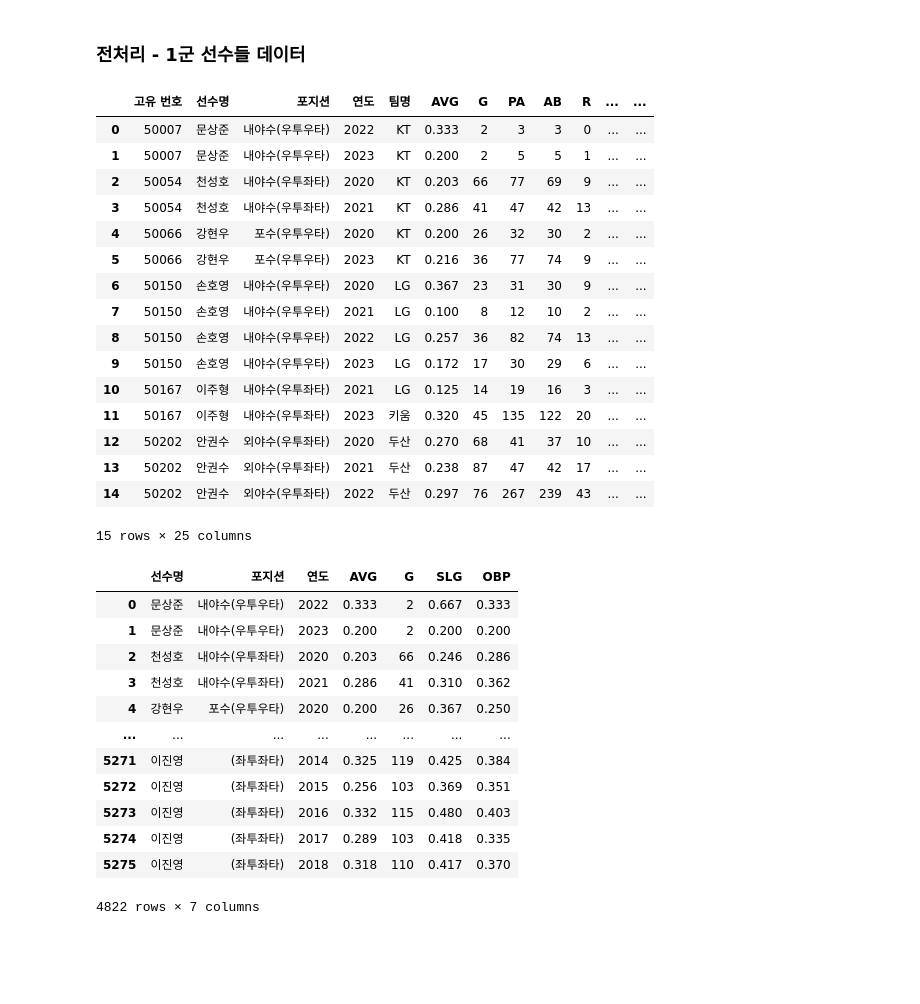
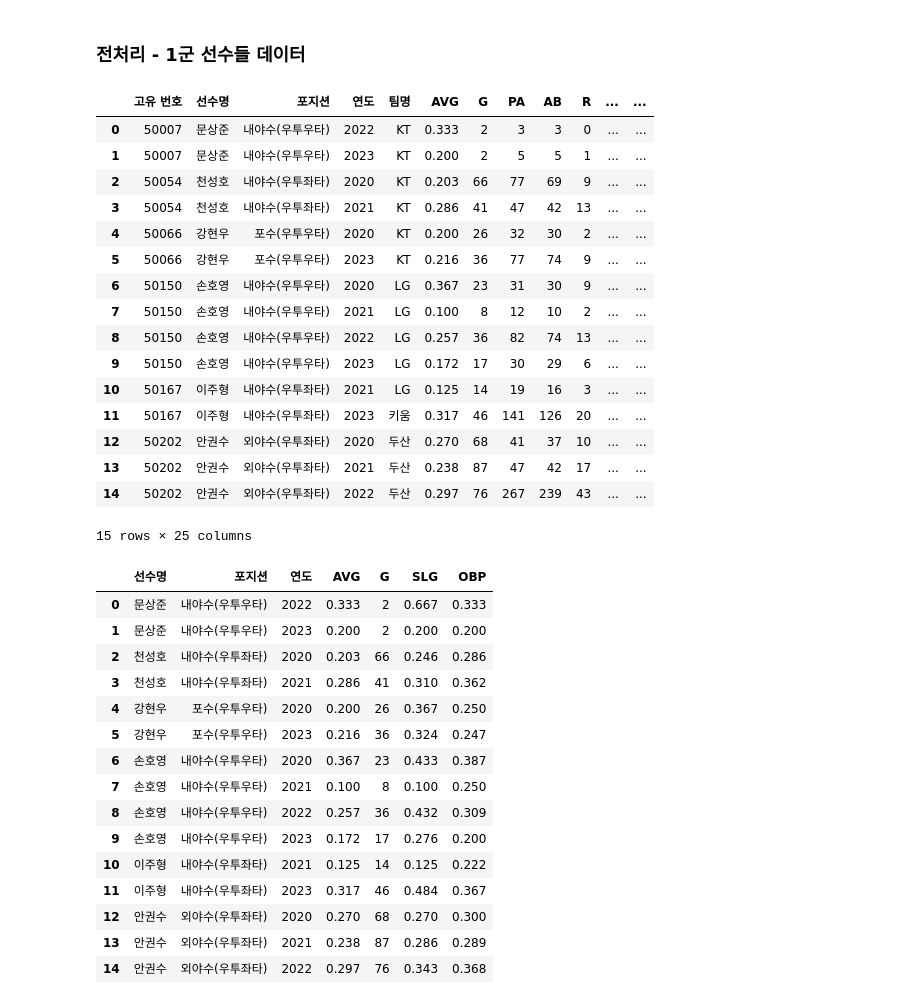
Before and after one commit to hdonghun/Regression_baseball, a Jupyter notebook: [텍스트마이닝프로젝트] [야구] [2군선수의 1군 경기기록 예측].ipynb, the cells around one changed output. Drawn from its saved outputs; the diff is of its cells as text; code cells hidden in the pictures; blank space fills up the shorter version.

```diff
--- a/[텍스트마이닝프로젝트] [야구] [2군선수의 1군 경기기록 예측].ipynb
+++ b/[텍스트마이닝프로젝트] [야구] [2군선수의 1군 경기기록 예측].ipynb
@@ -321,7 +328,7 @@ df_1
 ### 전처리 - 1군 선수들 데이터
 # %%
 # 투수들의 데이터 삭제
-df_1 = df_1[df_1['포지션'] != '투수(우투우타)']
+df_1 = df_1[~df_1['포지션'].str.contains('투수')]
 df_1.head(15)
 # %% [output]
 |  | 고유 번호 | 선수명 | 포지션 | 연도 | 팀명 | AVG | G | PA | AB | R | ... | ... |
@@ -336,7 +343,7 @@ df_1.head(15)
 | 8 | 50150 | 손호영 | 내야수(우투우타) | 2022 | LG | 0.257 | 36 | 82 | 74 | 13 | ... | ... |
 | 9 | 50150 | 손호영 | 내야수(우투우타) | 2023 | LG | 0.172 | 17 | 30 | 29 | 6 | ... | ... |
 | 10 | 50167 | 이주형 | 내야수(우투좌타) | 2021 | LG | 0.125 | 14 | 19 | 16 | 3 | ... | ... |
-| 11 | 50167 | 이주형 | 내야수(우투좌타) | 2023 | 키움 | 0.320 | 45 | 135 | 122 | 20 | ... | ... |
+| 11 | 50167 | 이주형 | 내야수(우투좌타) | 2023 | 키움 | 0.317 | 46 | 141 | 126 | 20 | ... | ... |
 | 12 | 50202 | 안권수 | 외야수(우투좌타) | 2020 | 두산 | 0.270 | 68 | 41 | 37 | 10 | ... | ... |
 | 13 | 50202 | 안권수 | 외야수(우투좌타) | 2021 | 두산 | 0.238 | 87 | 47 | 42 | 17 | ... | ... |
 | 14 | 50202 | 안권수 | 외야수(우투좌타) | 2022 | 두산 | 0.297 | 76 | 267 | 239 | 43 | ... | ... |
@@ -344,21 +351,24 @@ df_1.head(15)
 # %%
 # 선수명, 포지션, 연도, 타율(AVG), 경기(G), 장타율(SLG), 출루율(OBP) 데이만 남기고 나머지 삭제
 df_1 = df_1[['선수명', '포지션', '연도', 'AVG', 'G', 'SLG', 'OBP']]
 # 1군 데이터
-df_1
+df_1.head(15)
 # %% [output]
 |  | 선수명 | 포지션 | 연도 | AVG | G | SLG | OBP |
 | 0 | 문상준 | 내야수(우투우타) | 2022 | 0.333 | 2 | 0.667 | 0.333 |
 | 1 | 문상준 | 내야수(우투우타) | 2023 | 0.200 | 2 | 0.200 | 0.200 |
 | 2 | 천성호 | 내야수(우투좌타) | 2020 | 0.203 | 66 | 0.246 | 0.286 |
 | 3 | 천성호 | 내야수(우투좌타) | 2021 | 0.286 | 41 | 0.310 | 0.362 |
 | 4 | 강현우 | 포수(우투우타) | 2020 | 0.200 | 26 | 0.367 | 0.250 |
-| ... | ... | ... | ... | ... | ... | ... | ... |
-| 5271 | 이진영 | (좌투좌타) | 2014 | 0.325 | 119 | 0.425 | 0.384 |
-| 5272 | 이진영 | (좌투좌타) | 2015 | 0.256 | 103 | 0.369 | 0.351 |
-| 5273 | 이진영 | (좌투좌타) | 2016 | 0.332 | 115 | 0.480 | 0.403 |
-| 5274 | 이진영 | (좌투좌타) | 2017 | 0.289 | 103 | 0.418 | 0.335 |
-| 5275 | 이진영 | (좌투좌타) | 2018 | 0.318 | 110 | 0.417 | 0.370 |
+| 5 | 강현우 | 포수(우투우타) | 2023 | 0.216 | 36 | 0.324 | 0.247 |
+| 6 | 손호영 | 내야수(우투우타) | 2020 | 0.367 | 23 | 0.433 | 0.387 |
+| 7 | 손호영 | 내야수(우투우타) | 2021 | 0.100 | 8 | 0.100 | 0.250 |
+| 8 | 손호영 | 내야수(우투우타) | 2022 | 0.257 | 36 | 0.432 | 0.309 |
+| 9 | 손호영 | 내야수(우투우타) | 2023 | 0.172 | 17 | 0.276 | 0.200 |
+| 10 | 이주형 | 내야수(우투좌타) | 2021 | 0.125 | 14 | 0.125 | 0.222 |
+| 11 | 이주형 | 내야수(우투좌타) | 2023 | 0.317 | 46 | 0.484 | 0.367 |
+| 12 | 안권수 | 외야수(우투좌타) | 2020 | 0.270 | 68 | 0.270 | 0.300 |
+| 13 | 안권수 | 외야수(우투좌타) | 2021 | 0.238 | 87 | 0.286 | 0.289 |
+| 14 | 안권수 | 외야수(우투좌타) | 2022 | 0.297 | 76 | 0.343 | 0.368 |
-4822 rows × 7 columns
 # %%
 # 2군 데이터
```
Also changed, not shown: parts of 11 cells of this notebook.
